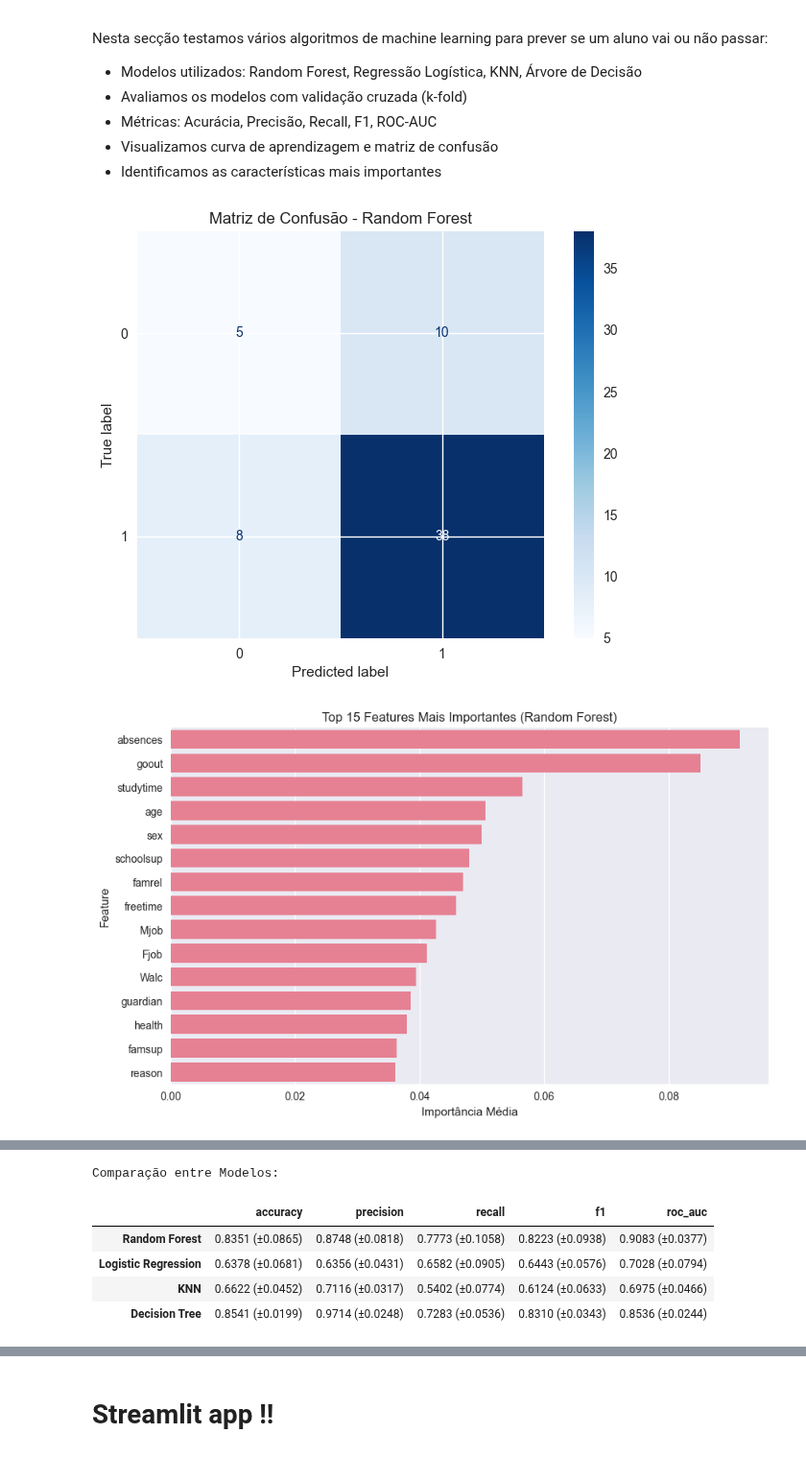
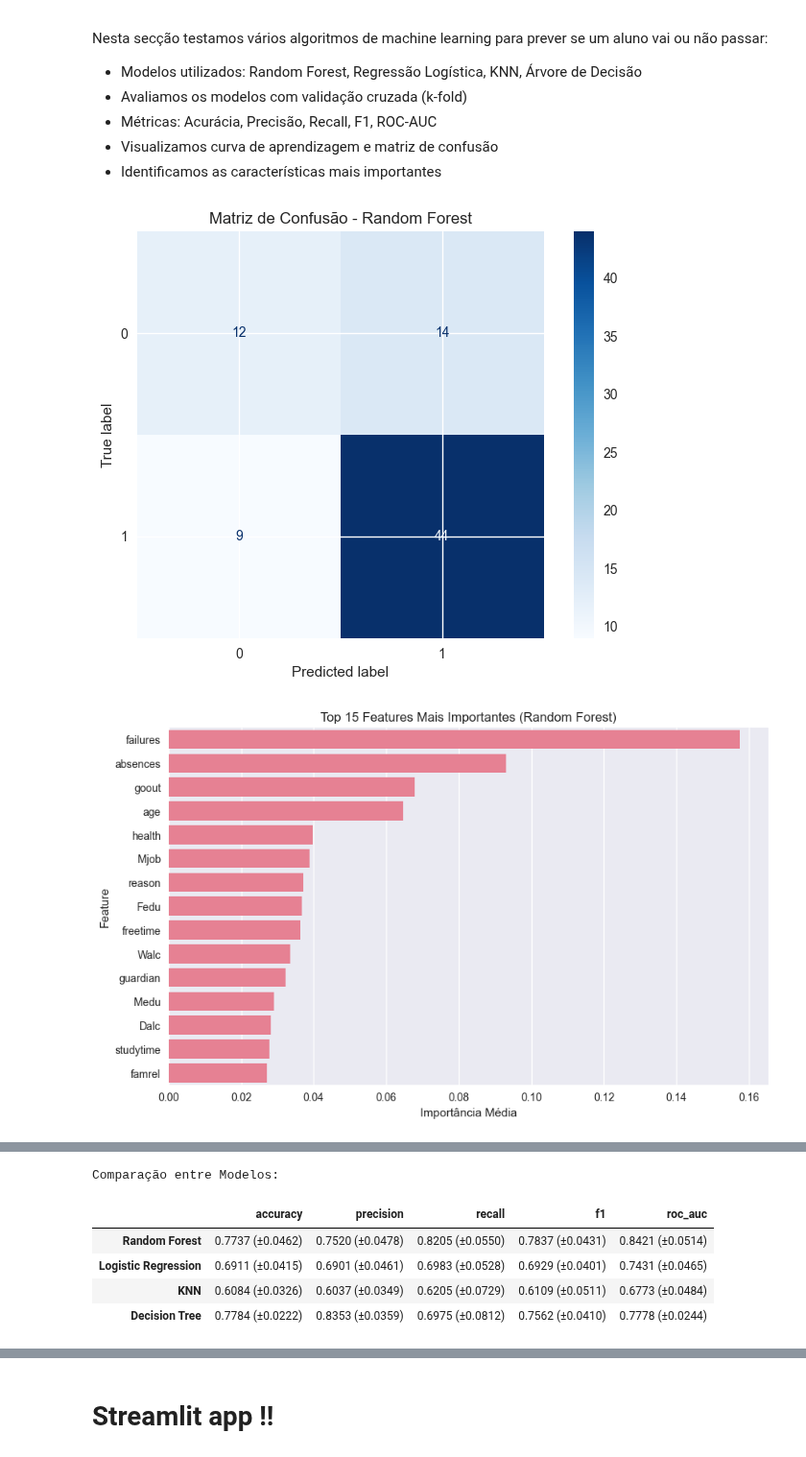
Before and after one commit to aldeas19/datascproj, a Jupyter notebook: FINALNOTEBOOK_COMPLETO.ipynb, the cells around one changed output, grey strips where cells are left out. Shown at 96% size. Drawn from its saved outputs; the diff is of its cells as text; code cells hidden in the pictures.

```diff
--- a/FINALNOTEBOOK_COMPLETO.ipynb
+++ b/FINALNOTEBOOK_COMPLETO.ipynb
@@ -261,10 +261,7 @@ Nesta secção, tratamos os dados brutos e preparamos-nos para a modelação. Is
 # %%
 import pandas as pd
 import numpy as np
-from sklearn.model_selection import GridSearchCV, train_test_split
-from sklearn.preprocessing import StandardScaler
-from sklearn.linear_model import LogisticRegression
-from sklearn.pipeline import Pipeline
+from sklearn.model_selection import train_test_split
 from sklearn.preprocessing import MinMaxScaler, LabelEncoder
 from imblearn.over_sampling import RandomOverSampler
 
@@ -286,20 +283,6 @@ df = pd.read_csv("data/raw/student-data-raw.csv")
 
 # Limpeza básica
 df = clean_raw_data(df)
-
-# Usar IQR para identificar outliers nas variáveis 'absences' e 'failures'
-def remove_outliers_iqr(df, column):
-    Q1 = df[column].quantile(0.25)
-    Q3 = df[column].quantile(0.75)
-    IQR = Q3 - Q1
-    lower = Q1 - 1.5 * IQR
-    upper = Q3 + 1.5 * IQR
-    filtered_df = df[(df[column] >= lower) & (df[column] <= upper)]
-    print(f"{column}: removidos {df.shape[0] - filtered_df.shape[0]} outliers")
-    return filtered_df
-
-df = remove_outliers_iqr(df, 'absences')
-df = remove_outliers_iqr(df, 'failures')
 
 # Codificação binária da variável alvo: yes → 1, no → 0
 df["passed"] = df["passed"].map({"yes": 1, "no": 0})
@@ -329,24 +312,4 @@ X_train_resampled, y_train_resampled = ros.fit_resample(X_train, y_train)
 # Verificar
 print("Amostras após reamostragem:", X_train_resampled.shape)
 print("Distribuição das classes:", np.bincount(y_train_resampled))
-
-# Pipeline com GridSearchCV
-pipe = Pipeline([
-    ('scaler', StandardScaler()),
-    ('clf', LogisticRegression(max_iter=1000))
-])
-
-param_grid = {
-    'clf__C': [0.01, 0.1, 1, 10],
-    'clf__penalty': ['l2'],
-    'clf__solver': ['lbfgs']
-}
-
-grid = GridSearchCV(pipe, param_grid, cv=5, scoring='accuracy')
-grid.fit(X_train, y_train)
-
-print("Melhores parâmetros encontrados:")
-print(grid.best_params_)
-
-print(f"Acurácia no teste: {grid.score(X_test, y_test):.4f}")
 # %% [output]
@@ -413,7 +371,6 @@ for name, model in models.items():
 # Avaliação de um modelo (ex: Random Forest)
 rf_results = results["Random Forest"]
 model = rf_results['estimator'][-1]  # último modelo treinado
-best_model = model
 y_pred = model.predict(X_test)
 
 # Matriz de confusão
@@ -434,32 +391,32 @@ if hasattr(model, 'feature_importances_'):
     plt.xlabel("Importância Média")
     plt.ylabel("Feature")
     plt.show()
 
 # Curva de aprendizagem
 train_sizes, train_scores, test_scores = learning_curve(
     RandomForestClassifier(n_estimators=100, max_depth=5, random_state=42),
     X_train_resampled, y_train_resampled, cv=kf, scoring='accuracy',
     train_sizes=np.linspace(0.1, 1.0, 5), n_jobs=-1
 )
 
 plt.plot(train_sizes, np.mean(train_scores, axis=1), 'o-', label="Treino")
 plt.plot(train_sizes, np.mean(test_scores, axis=1), 'o-', label="Validação")
 plt.title("Curva de Aprendizagem - Random Forest")
 plt.xlabel("Exemplos de Treino")
 plt.ylabel("Acurácia")
 plt.legend()
 plt.show()
 
 # Comparação entre modelos
 metrics = ['accuracy', 'precision', 'recall', 'f1', 'roc_auc']
 comparison = pd.DataFrame(index=results.keys(), columns=metrics)
 
 for name, cv_results in results.items():
     for metric in metrics:
         comparison.loc[name, metric] = f"{np.mean(cv_results[f'test_{metric}']):.4f} (±{np.std(cv_results[f'test_{metric}']):.4f})"
 
 print("Comparação entre Modelos:")
 display(comparison)
 # %% [output]
-[figure, old version]
+[figure, new version]
-[figure, old version]
+[figure, new version]
@@ -467,6 +424,6 @@ display(comparison)
 Comparação entre Modelos:
 |  | accuracy | precision | recall | f1 | roc_auc |
-| Random Forest | 0.8351 (±0.0865) | 0.8748 (±0.0818) | 0.7773 (±0.1058) | 0.8223 (±0.0938) | 0.9083 (±0.0377) |
-| Logistic Regression | 0.6378 (±0.0681) | 0.6356 (±0.0431) | 0.6582 (±0.0905) | 0.6443 (±0.0576) | 0.7028 (±0.0794) |
-| KNN | 0.6622 (±0.0452) | 0.7116 (±0.0317) | 0.5402 (±0.0774) | 0.6124 (±0.0633) | 0.6975 (±0.0466) |
-| Decision Tree | 0.8541 (±0.0199) | 0.9714 (±0.0248) | 0.7283 (±0.0536) | 0.8310 (±0.0343) | 0.8536 (±0.0244) |
+| Random Forest | 0.7737 (±0.0462) | 0.7520 (±0.0478) | 0.8205 (±0.0550) | 0.7837 (±0.0431) | 0.8421 (±0.0514) |
+| Logistic Regression | 0.6911 (±0.0415) | 0.6901 (±0.0461) | 0.6983 (±0.0528) | 0.6929 (±0.0401) | 0.7431 (±0.0465) |
+| KNN | 0.6084 (±0.0326) | 0.6037 (±0.0349) | 0.6205 (±0.0729) | 0.6109 (±0.0511) | 0.6773 (±0.0484) |
+| Decision Tree | 0.7784 (±0.0222) | 0.8353 (±0.0359) | 0.6975 (±0.0812) | 0.7562 (±0.0410) | 0.7778 (±0.0244) |
```
Also changed, not shown: parts of 14 cells of this notebook, 3 other files.
